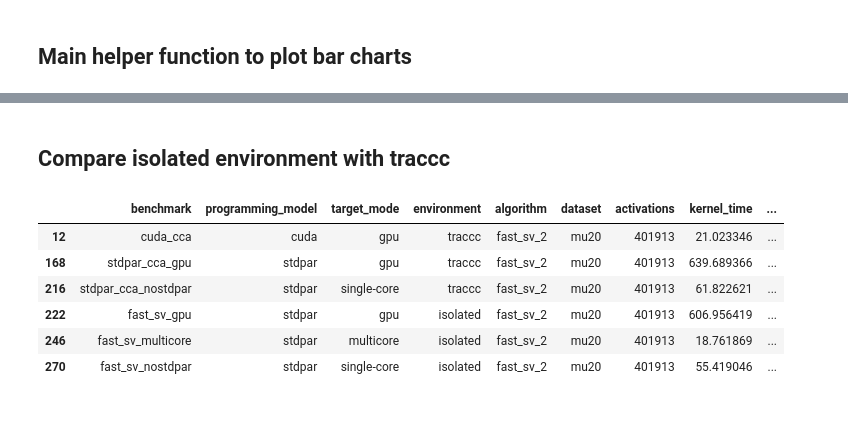
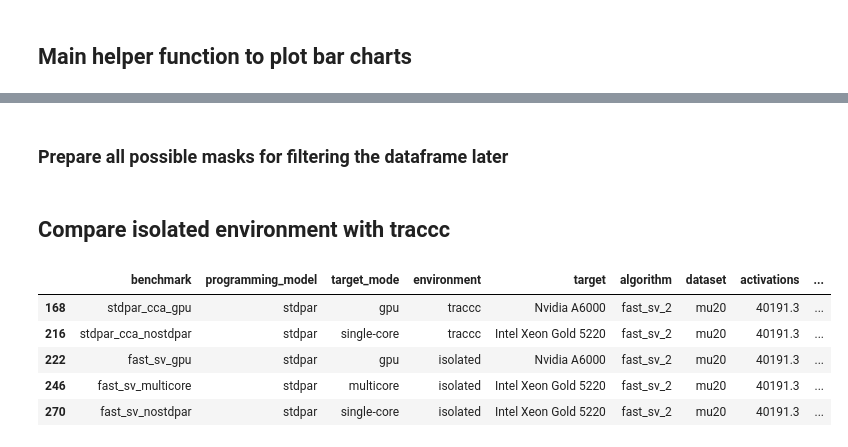
Before and after one commit to ugGit/stdpar-benchmark-analysis, a Jupyter notebook: analysis.ipynb, the cells around one changed output, grey strips where cells are left out. Drawn from its saved outputs; the diff is of its cells as text; code cells hidden in the pictures; blank space fills up the shorter version.

```diff
--- a/analysis.ipynb
+++ b/analysis.ipynb
@@ -196,2 +170,40 @@ multicore_mask = df['target_mode'] == 'multicore'
+# %% [markdown]
+### Prepare all possible masks for filtering the dataframe later
+# %%
+# Mask for all benchmarks ran on the alternative GPU geforce2080
+geforce_benchmarks = df.query("benchmark.str.contains('geforce_2080')")['benchmark']
+geforce_mask = df['benchmark'].isin(geforce_benchmarks)
+
+# Mask for all benchmarks focusing on the effect of overclocking
+overclock_benchmarks = df.query("benchmark.str.contains('overclock')")['benchmark']
+overclock_mask = df['benchmark'].isin(overclock_benchmarks)
+
+# Mask for all benchmarks using an SV algorithm
+sv_algo_benchmarks = df.query("algorithm.str.contains('_sv')")['algorithm']
+sv_algo_mask = df['algorithm'].isin(sv_algo_benchmarks)
+
+# Mask for all benchmarks focusing on the impact of partition size
+partitioning_benchmarks = df.query("algorithm.str.contains('partition')")['algorithm']
+partitioning_mask = df['algorithm'].isin(partitioning_benchmarks)
+
+# Programming model masks
+cpp_mask = df['programming_model'] == 'cpp'
+cuda_mask = df['programming_model'] == 'cuda'
+stdpar_mask = df['programming_model'] == 'stdpar'
+
+# Environment masks
+traccc_mask = df['environment'] == 'traccc'
+isolated_mask = df['environment'] == 'isolated'
+
+# Target mask
+gpu_mask = df['target_mode'] == 'gpu'
+singlecore_mask = df['target_mode'] == 'single-core'
+multicore_mask = df['target_mode'] == 'multicore'
+
+# Algorithm mask
+sparse_ccl_mask = df['algorithm'] == 'sprase_ccl'
+simplified_sv_mask = df['algorithm'] == 'simplified_sv'
+fast_sv_one_mask = df['algorithm'] == 'fast_sv_1'
+fast_sv_two_mask = df['algorithm'] == 'fast_sv_2'
 # %% [markdown]
 ## Compare isolated environment with traccc
@@ -204,13 +216,12 @@ def plot_isolated_env_vs_traccc(df, algorithm_name):
 # %%
 # Get all stdpar benchmarks using fast_sv_2 (except the one from other GPU)
-masked = df.loc[~geforce_mask & ~ overclock_mask]
+masked = df.loc[~geforce_mask & ~ overclock_mask & stdpar_mask]
 fast_sv_two = masked[masked['algorithm'] == 'fast_sv_2']
 preview_df(fast_sv_two)
 # %% [output]
-|  | benchmark | programming_model | target_mode | environment | algorithm | dataset | activations | kernel_time | ... |
-| 12 | cuda_cca | cuda | gpu | traccc | fast_sv_2 | mu20 | 401913 | 21.023346 | ... |
-| 168 | stdpar_cca_gpu | stdpar | gpu | traccc | fast_sv_2 | mu20 | 401913 | 639.689366 | ... |
-| 216 | stdpar_cca_nostdpar | stdpar | single-core | traccc | fast_sv_2 | mu20 | 401913 | 61.822621 | ... |
-| 222 | fast_sv_gpu | stdpar | gpu | isolated | fast_sv_2 | mu20 | 401913 | 606.956419 | ... |
-| 246 | fast_sv_multicore | stdpar | multicore | isolated | fast_sv_2 | mu20 | 401913 | 18.761869 | ... |
-| 270 | fast_sv_nostdpar | stdpar | single-core | isolated | fast_sv_2 | mu20 | 401913 | 55.419046 | ... |
+|  | benchmark | programming_model | target_mode | environment | target | algorithm | dataset | activations | ... |
+| 168 | stdpar_cca_gpu | stdpar | gpu | traccc | Nvidia A6000 | fast_sv_2 | mu20 | 40191.3 | ... |
+| 216 | stdpar_cca_nostdpar | stdpar | single-core | traccc | Intel Xeon Gold 5220 | fast_sv_2 | mu20 | 40191.3 | ... |
+| 222 | fast_sv_gpu | stdpar | gpu | isolated | Nvidia A6000 | fast_sv_2 | mu20 | 40191.3 | ... |
+| 246 | fast_sv_multicore | stdpar | multicore | isolated | Intel Xeon Gold 5220 | fast_sv_2 | mu20 | 40191.3 | ... |
+| 270 | fast_sv_nostdpar | stdpar | single-core | isolated | Intel Xeon Gold 5220 | fast_sv_2 | mu20 | 40191.3 | ... |
```
Also changed, not shown: parts of 31 cells of this notebook, 1 other file.
